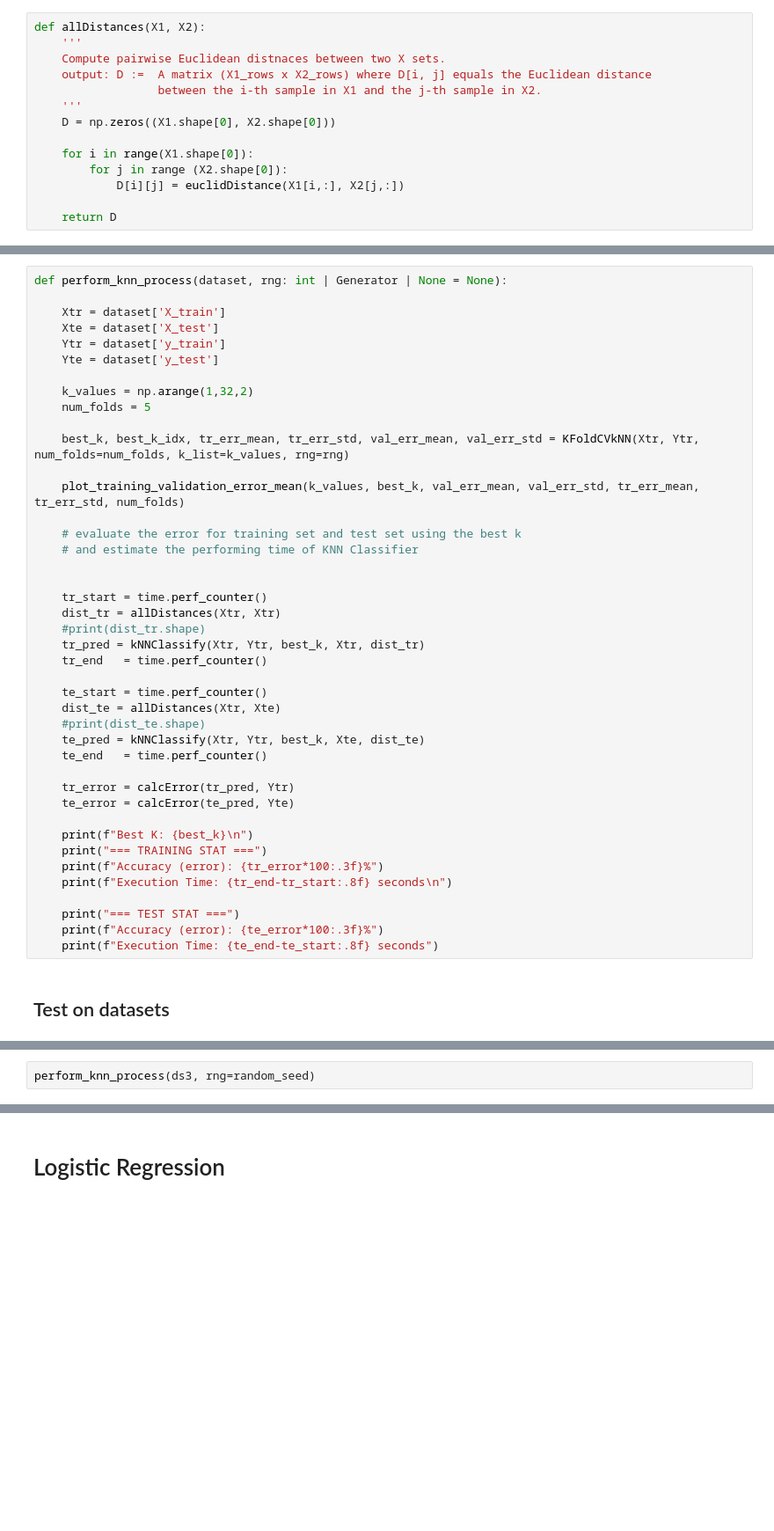
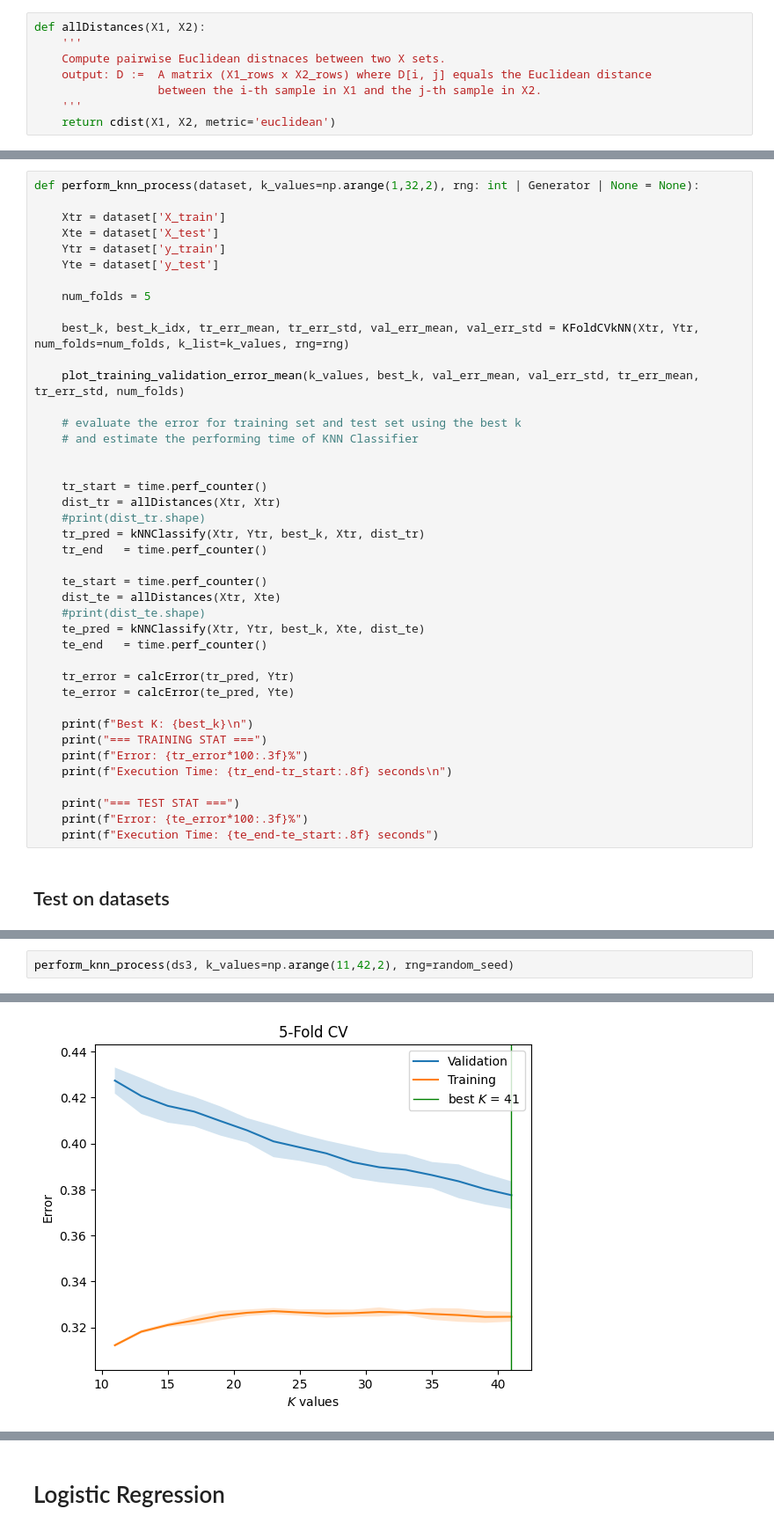
Before and after one commit to LorisPrataiolo/ML-Mid-Term-1, a Jupyter notebook: MidTerm1_KNN_LR.ipynb, the cells around one changed output, grey strips where cells are left out. Shown: that part at 88% size. Cells and saved outputs as stored; diff of their text form; blank space fills up the shorter version.

```diff
--- a/MidTerm1_KNN_LR.ipynb
+++ b/MidTerm1_KNN_LR.ipynb
@@ -45,13 +50,7 @@ def allDistances(X1, X2):
     output: D :=  A matrix (X1_rows x X2_rows) where D[i, j] equals the Euclidean distance
                   between the i-th sample in X1 and the j-th sample in X2.
     '''
-    D = np.zeros((X1.shape[0], X2.shape[0]))
-
-    for i in range(X1.shape[0]):
-        for j in range (X2.shape[0]):
-            D[i][j] = euclidDistance(X1[i,:], X2[j,:])
-
-    return D
+    return cdist(X1, X2, metric='euclidean')
 # %%
 def kNNClassify(Xtr, Ytr, k, Xte, dist):
 
@@ -193,14 +192,13 @@ def plot_training_validation_error_mean(k_list, best_k, val_err_mean, val_err_st
     ax.set_xlabel(f"$K$ values")
     ax.legend(loc="upper right")
 # %%
-def perform_knn_process(dataset, rng: int | Generator | None = None):
+def perform_knn_process(dataset, k_values=np.arange(1,32,2), rng: int | Generator | None = None):
 
     Xtr = dataset['X_train']
     Xte = dataset['X_test']
     Ytr = dataset['y_train']
     Yte = dataset['y_test']
 
-    k_values = np.arange(1,32,2)
     num_folds = 5
 
     best_k, best_k_idx, tr_err_mean, tr_err_std, val_err_mean, val_err_std = KFoldCVkNN(Xtr, Ytr, num_folds=num_folds, k_list=k_values, rng=rng)
@@ -228,11 +226,11 @@ def perform_knn_process(dataset, rng: int | Generator | None = None):
 
     print(f"Best K: {best_k}\n")
     print("=== TRAINING STAT ===")
-    print(f"Accuracy (error): {tr_error*100:.3f}%")
+    print(f"Error: {tr_error*100:.3f}%")
     print(f"Execution Time: {tr_end-tr_start:.8f} seconds\n")
 
     print("=== TEST STAT ===")
-    print(f"Accuracy (error): {te_error*100:.3f}%")
+    print(f"Error: {te_error*100:.3f}%")
     print(f"Execution Time: {te_end-te_start:.8f} seconds")
 # %% [markdown]
 ## Test on datasets
@@ -274,2 +283,3 @@ For the second dataset we can observe the same behavior that we boserved for the
 # %%
-perform_knn_process(ds3, rng=random_seed)
+perform_knn_process(ds3, k_values=np.arange(11,42,2), rng=random_seed)
+# %% [output]
@@ -275,0 +295 @@ perform_knn_process(ds3, rng=random_seed)
+[figure, added]
```
Also changed, not shown: parts of 34 cells of this notebook.
